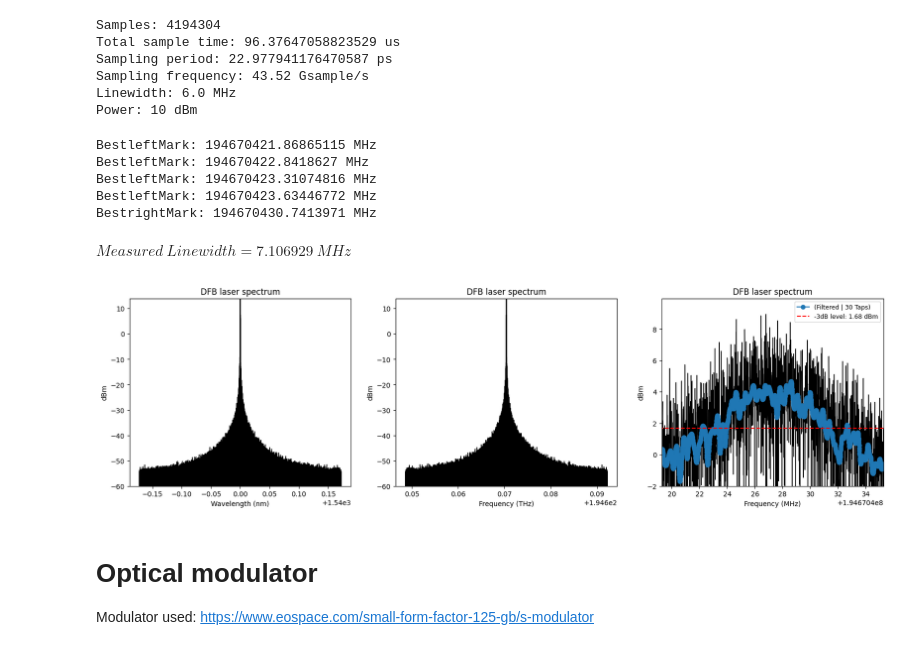
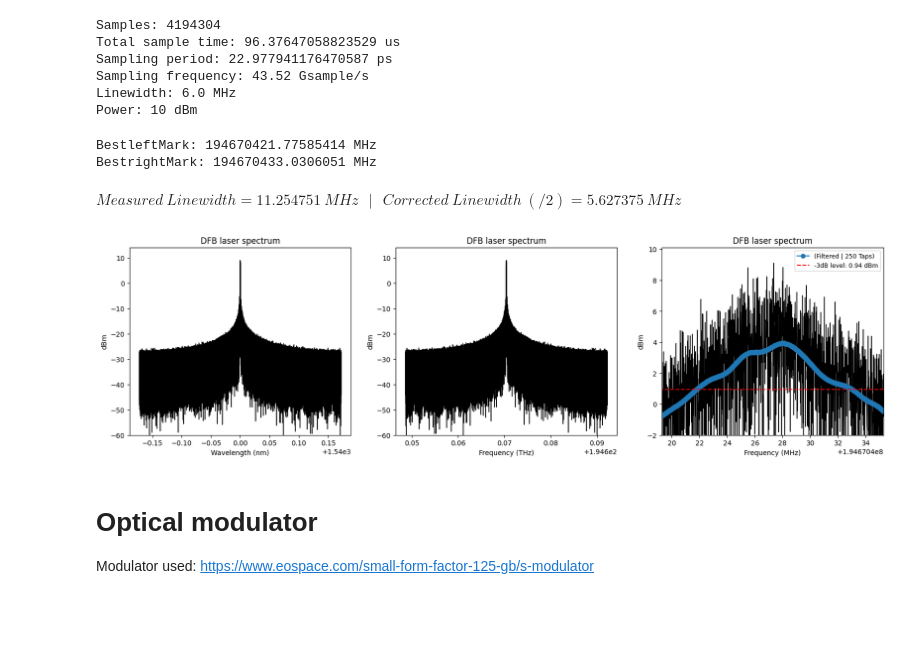
Before and after one commit to CaioRodrigues200/Laser-Study, a Jupyter notebook: Projects/Delayed_Self_Heterodyne/LorentzTesting.ipynb, the cells around one changed output. Drawn from its saved outputs; the diff is of its cells as text; code cells hidden in the pictures; blank space fills up the shorter version.

```diff
--- a/Projects/Delayed_Self_Heterodyne/LorentzTesting.ipynb
+++ b/Projects/Delayed_Self_Heterodyne/LorentzTesting.ipynb
@@ -87,16 +87,19 @@ fig, ax = plt.subplots(1,3)
 fig.set_figheight(5)
 fig.set_figwidth(20)
 
-spectrum, freq = mlab.magnitude_spectrum(OptSig, Fs=Fs, window=mlab.window_none)
-ax[0].plot(c/(freq+c/lmbd)*1e9, 20*np.log10(1e3*spectrum), color='black',linewidth = 1)
+# spectrum, freq = mlab.magnitude_spectrum(OptSig, Fs=Fs, window=mlab.window_none)
+spectrum = np.abs(np.fft.fft(OptSig,norm='forward'))
+freq = np.fft.fftfreq(len(tArray),d=tArray[-1]/len(OptSig))
+ax[0].plot(c/(freq+c/lmbd)*1e9, 10*np.log10(1e3*spectrum), color='black',linewidth = 1)
 # ax[0].set_xlim(1538,1542)
 ax[0].set_ylim(-60,np.max(10*np.log10(1e3*spectrum))+5)
 ax[0].set_ylabel('dBm')
 ax[0].set_xlabel('Wavelength (nm)')
 ax[0].set_title('DFB laser spectrum')
 
-spectrum, freq = mlab.magnitude_spectrum(OptSig, Fs=Fs, window=mlab.window_none)
-ax[1].plot((freq+c/lmbd)*1e-12, 20*np.log10(1e3*spectrum), color='black',linewidth = 1)
+spectrum = np.abs(np.fft.fft(OptSig,norm='forward'))
+freq = np.fft.fftfreq(len(tArray),d=tArray[-1]/len(OptSig))
+ax[1].plot((freq+c/lmbd)*1e-12, 10*np.log10(1e3*spectrum), color='black',linewidth = 1)
 # ax[0].set_xlim(1538,1542)
 ax[1].set_ylim(-60,np.max(10*np.log10(1e3*spectrum))+5)
 ax[1].set_ylabel('dBm')
@@ -106,6 +109,8 @@ ax[1].set_title('DFB laser spectrum')
 centerFreq = c/lmbd
 cutLims = [c/lmbd - 100e6 , c/lmbd + 100e6]
 
+spectrum = np.concatenate((spectrum[int(len(freq)/2):],spectrum[:int(len(freq)/2)]))
+freq = np.concatenate((freq[int(len(freq)/2):],freq[:int(len(freq)/2)]))
 initFreq = int((cutLims[0]-freq[0]-centerFreq)/(freq[-1]-freq[0])*len(freq))
 endFreq = int((cutLims[1]-freq[0]-centerFreq)/(freq[-1]-freq[0])*len(freq))
 
@@ -113,47 +118,47 @@ freq = (freq+c/lmbd)[initFreq:endFreq]
 spectrum =  10*np.log10(1e3*spectrum[initFreq:endFreq])
 
 # Filter spectrum
-Ntaps = 30
+Ntaps = 250
 b = signal.firwin(numtaps = Ntaps, cutoff = 1e-5, window='hamming')
 FilteredSpec = firFilter(b, spectrum)[Ntaps:-Ntaps]
 
 ax[2].plot(freq*1e-6, spectrum, color='black',linewidth = 1)
 ax[2].plot(freq[Ntaps:-Ntaps]*1e-6,FilteredSpec,'-o', label=f'(Filtered | {Ntaps} Taps)')
 ax[2].hlines(np.max(FilteredSpec)-3,xmin=cutLims[0]*1e-6, xmax=cutLims[1]*1e-6, color='red', linestyle='--', label=f'-3dB level: {np.round(np.max(FilteredSpec)-3,2)} dBm')
 ax[2].set_xlim(c*1e-6/lmbd - 8 , c*1e-6/lmbd + 8)
 ax[2].set_ylim(-2,np.max(spectrum)+1)
 ax[2].set_ylabel('dBm')
 ax[2].set_xlabel('Frequency (MHz)')
 ax[2].set_title('DFB laser spectrum')
 ax[2].legend(fontsize=9)
 
 BestrightMark = 0
 BestleftMark = 0
 
+freq = freq[Ntaps:-Ntaps]
+spectrum = spectrum[Ntaps:-Ntaps]
+
 for i in range(len(FilteredSpec)-1):
-    if FilteredSpec[i+1] > np.max(FilteredSpec)-3 and FilteredSpec[i] < np.max(FilteredSpec)-3:
+    if FilteredSpec[i+1] > np.max(FilteredSpec)-3 and FilteredSpec[i] <= np.max(FilteredSpec)-3:
         # print(f'leftMark between {np.round(freq[i]*1e-6,2)} and {np.round(freq[i+1]*1e-6,2)} MHz')
         leftMark = (np.max(FilteredSpec)-3-FilteredSpec[i])/(FilteredSpec[i+1]-FilteredSpec[i]) * (freq[i+1]-freq[i]) + freq[i]
-        if (np.abs(leftMark-centerFreq) < np.abs(BestleftMark-centerFreq) and leftMark < centerFreq):
+        if (np.abs(leftMark-centerFreq) <= np.abs(BestleftMark-centerFreq) and leftMark < centerFreq):
             BestleftMark = leftMark
             print(f'BestleftMark: {BestleftMark*1e-6} MHz')
-    elif FilteredSpec[i+1] < np.max(FilteredSpec)-3 and FilteredSpec[i] > np.max(FilteredSpec)-3:
+    elif FilteredSpec[i+1] <= np.max(FilteredSpec)-3 and FilteredSpec[i] > np.max(FilteredSpec)-3:
         # print(f'rightMark between {np.round(freq[i]*1e-6,2)} and {np.round(freq[i+1]*1e-6,2)} MHz')
         rightMark = (np.max(FilteredSpec)-3-FilteredSpec[i])/(FilteredSpec[i+1]-FilteredSpec[i]) * (freq[i+1]-freq[i]) + freq[i]
-        if (np.abs(rightMark-centerFreq) < np.abs(BestrightMark-centerFreq) and rightMark > centerFreq):
+        if (np.abs(rightMark-centerFreq) <= np.abs(BestrightMark-centerFreq) and rightMark > centerFreq):
             BestrightMark = rightMark
             print(f'BestrightMark: {BestrightMark*1e-6} MHz')
 
 delF = BestrightMark*1e-6-BestleftMark*1e-6
-display(Math('Measured~Linewidth = %5.6f~MHz' %(delF)))
+display(Math('Measured~Linewidth = %5.6f~MHz~~~|~~~Corrected~Linewidth~(/2) = %5.6f~MHz' %(delF,delF/2)))
 # %% [output]
-BestleftMark: 194670421.86865115 MHz
-BestleftMark: 194670422.8418627 MHz
-BestleftMark: 194670423.31074816 MHz
-BestleftMark: 194670423.63446772 MHz
-BestrightMark: 194670430.7413971 MHz
+BestleftMark: 194670421.77585414 MHz
+BestrightMark: 194670433.0306051 MHz
-$\displaystyle Measured~Linewidth = 7.106929~MHz$
+$\displaystyle Measured~Linewidth = 11.254751~MHz~~~|~~~Corrected~Linewidth~(/2) = 5.627375~MHz$
-[figure, old version]
+[figure, new version]
 # %% [markdown]
 # Optical modulator
 
```
Also changed, not shown: parts of 1 cell of this notebook, 2 other files.
